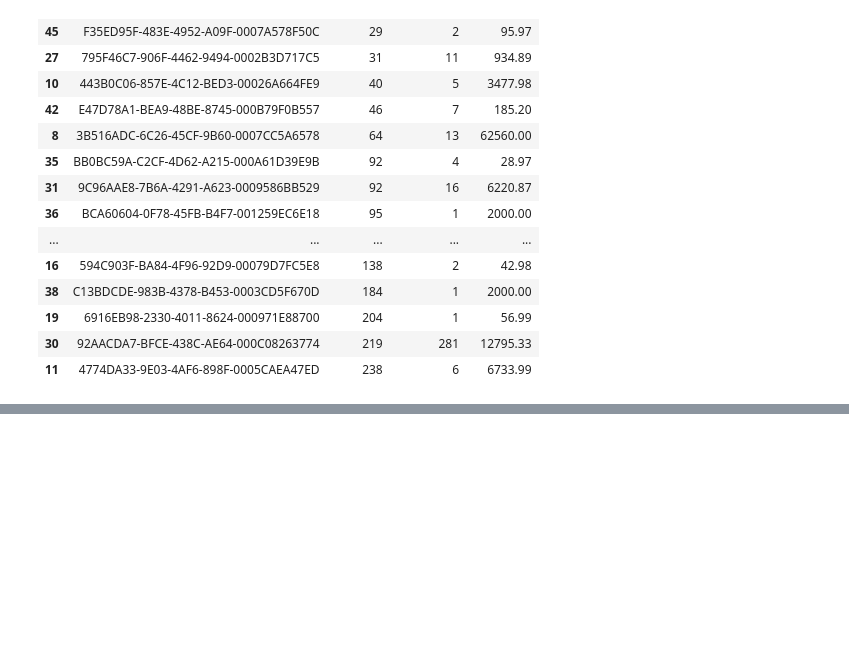
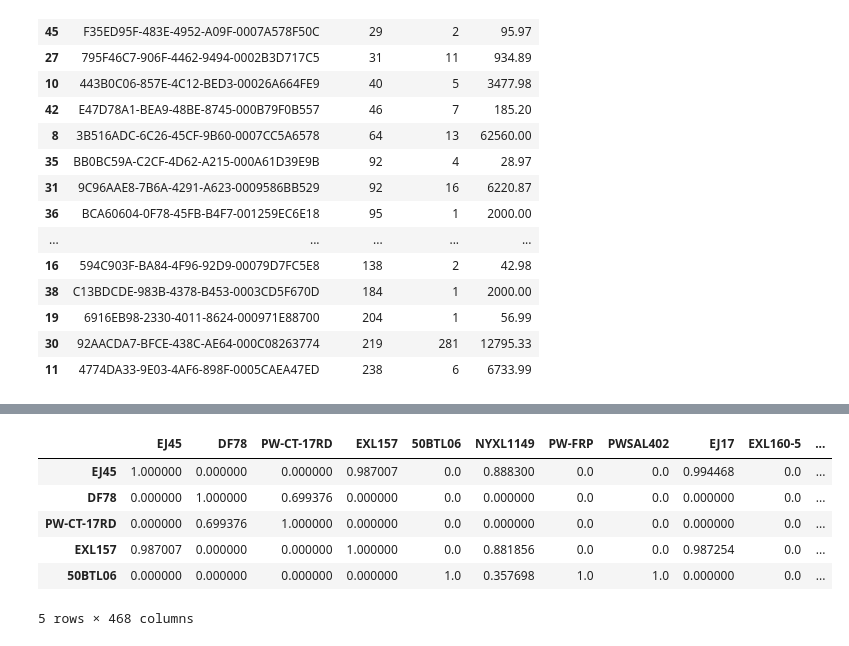
Before and after one commit to SnowflakeTech/Recommendation-System-for-Ecormmerce, a Jupyter notebook: notebook/main.ipynb, the cells around one changed output, grey strips where cells are left out. Saved outputs shown, nothing was run; the diff lists cells and outputs as text; code cells hidden in the pictures; blank space fills up the shorter version.

```diff
--- a/notebook/main.ipynb
+++ b/notebook/main.ipynb
@@ -400,0 +441,5 @@ preview.head(10)
+# %%
+mat = sparse.load_npz("/home/kinas2k4/Documents/Recommendation-System-for-Ecormmerce/data/user_item_matrix.npz")
+item_ids = pd.read_csv("/home/kinas2k4/Documents/Recommendation-System-for-Ecormmerce/data/item_index_to_id.csv")["CatalogEntryId"].tolist()
+num_items = len(item_ids)
+num_items
@@ -400,0 +448,6 @@ preview.head(10)
+# %%
+# Cosine similarity
+item_norms = sparse.linalg.norm(mat, axis=0)
+mat_normed = mat / item_norms
+sim_cosine = (mat_normed.T @ mat_normed).toarray()
+sim_cosine
@@ -400,0 +510,14 @@ preview.head(10)
+# %%
+df_cosine = pd.DataFrame(sim_cosine, index=item_ids, columns=item_ids)
+df_jaccard = pd.DataFrame(sim_jaccard, index=item_ids, columns=item_ids)
+df_bm25 = pd.DataFrame(sim_bm25, index=item_ids, columns=item_ids)
+# %%
+df_cosine.head()
+# %% [output]
+|  | EJ45 | DF78 | PW-CT-17RD | EXL157 | 50BTL06 | NYXL1149 | PW-FRP | PWSAL402 | EJ17 | EXL160-5 | ... |
+| EJ45 | 1.000000 | 0.000000 | 0.000000 | 0.987007 | 0.0 | 0.888300 | 0.0 | 0.0 | 0.994468 | 0.0 | ... |
+| DF78 | 0.000000 | 1.000000 | 0.699376 | 0.000000 | 0.0 | 0.000000 | 0.0 | 0.0 | 0.000000 | 0.0 | ... |
+| PW-CT-17RD | 0.000000 | 0.699376 | 1.000000 | 0.000000 | 0.0 | 0.000000 | 0.0 | 0.0 | 0.000000 | 0.0 | ... |
+| EXL157 | 0.987007 | 0.000000 | 0.000000 | 1.000000 | 0.0 | 0.881856 | 0.0 | 0.0 | 0.987254 | 0.0 | ... |
+| 50BTL06 | 0.000000 | 0.000000 | 0.000000 | 0.000000 | 1.0 | 0.357698 | 1.0 | 1.0 | 0.000000 | 0.0 | ... |
+5 rows × 468 columns
```
Also changed, not shown: parts of 32 cells of this notebook, 2 other files.
